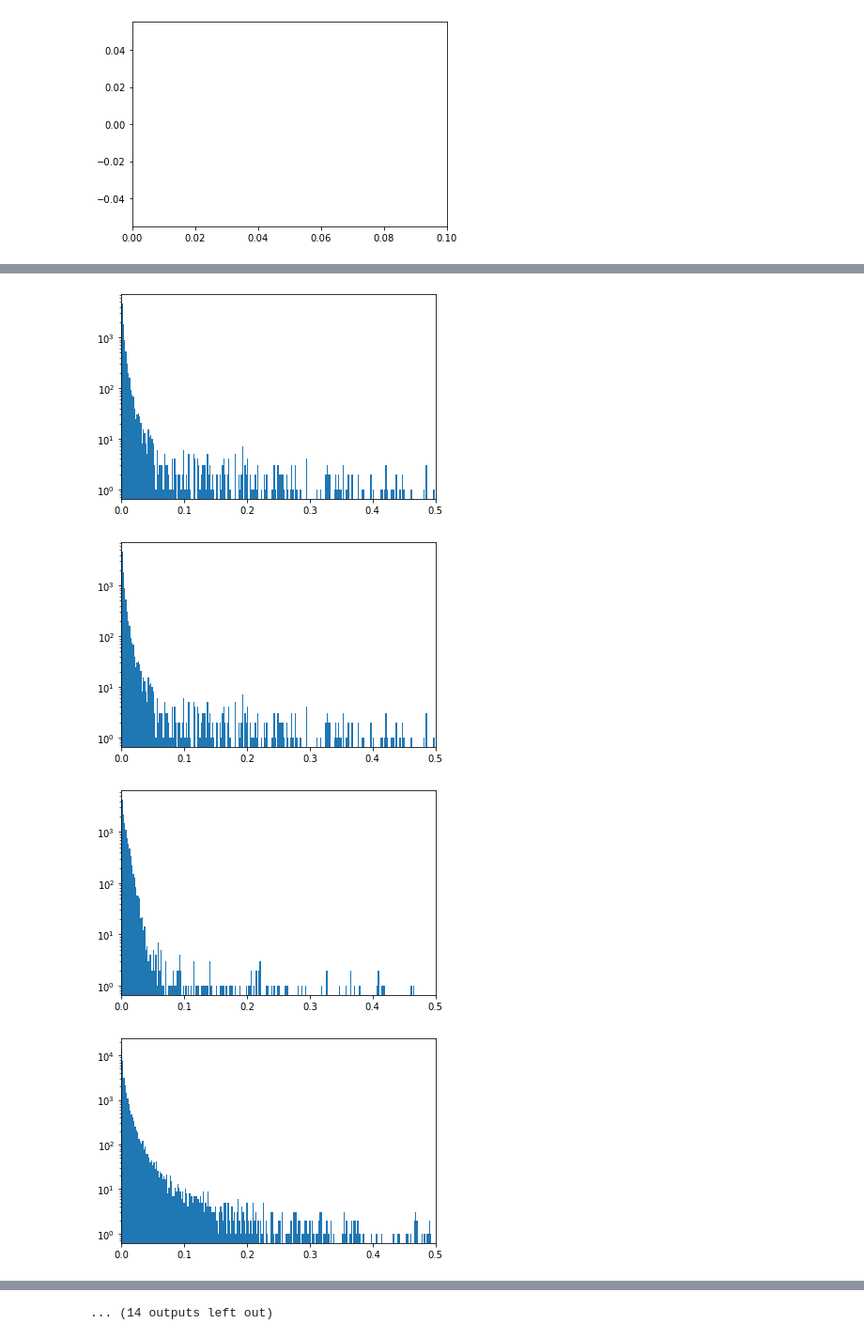
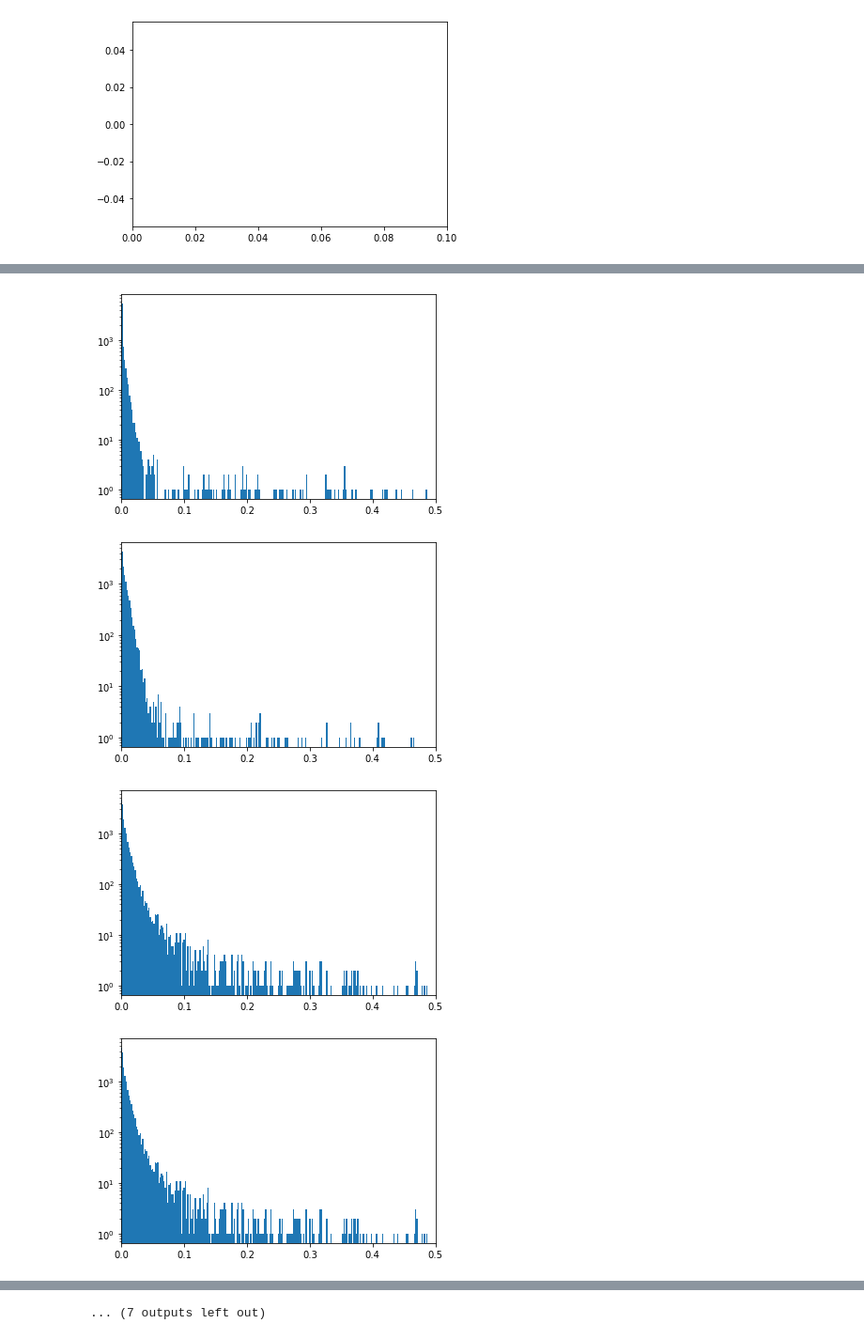
Before and after one commit to bilije/beka-z-potasu, a Jupyter notebook: projekt2.ipynb, the cells around one changed output, grey strips where cells are left out. Shown at 94% size. Cells and saved outputs as stored; diff of their text form; code cells hidden in the pictures.

```diff
--- a/projekt2.ipynb
+++ b/projekt2.ipynb
@@ -190,12 +190,12 @@ plt.xlim(0, right=0.1)
 # %%
 peaks = []
 for i in range(len(counts)-1):
-    if i != 9 or i != 13:
+    if i != 9 and i != 13:
         k ,_,= sig.find_peaks(counts[i],height=2000, width=4)
         if i == 2 or i == 4:
             print(k)
             k = np.delete(k,1)
-            peaks.append(k)
+        peaks.append(k)
         print(k)
         plt.plot(bins[i][:-1],counts[i])
         plt.plot(bins[i][k], counts[i][k], '.')
@@ -302,18 +316,18 @@ bins_width
 # %%
 counts_burst = []
 bins_burst = []
 
 for i in range(len(burst_points)):
     burst_points_diff.append(np.diff(burst_points[i]))
-    counts, bins, _ = plt.hist(burst_points_diff[i],bins = int(bins_width[i]), log=True)
-    counts_burst.append(counts)
-    bins_burst.append(bins)
+    countsbb, binsbb, _ = plt.hist(burst_points_diff[i],bins = int(bins_width[i]), log=True)
+    counts_burst.append(countsbb)
+    bins_burst.append(binsbb)
     plt.xlim(0, right = 0.5)
     plt.show()
 # %% [output]
 [figure]
 [figure]
-[figure, old version]
+[figure, new version]
-[figure, old version]
+[figure, new version]
-[figure, old version]
+[figure, new version]
-[figure, old version]
+[figure, new version]
@@ -326 +340 @@ for i in range(len(burst_points)):
-... (14 outputs left out)
+... (7 outputs left out)
```
Also changed, not shown: parts of 13 cells of this notebook.
